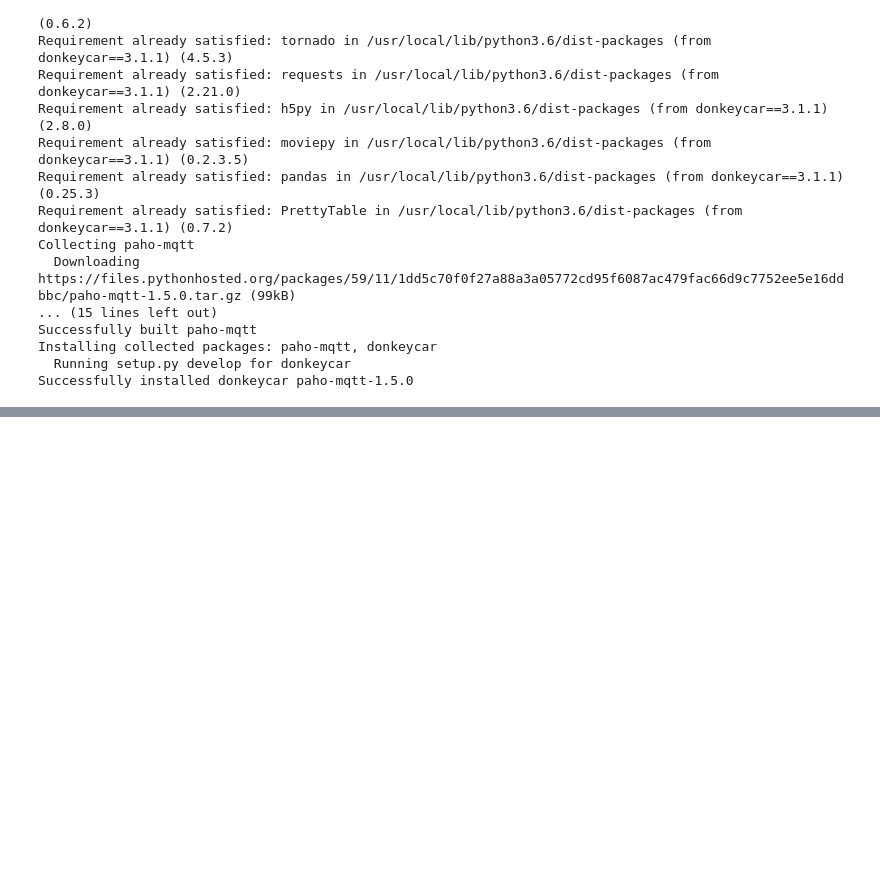
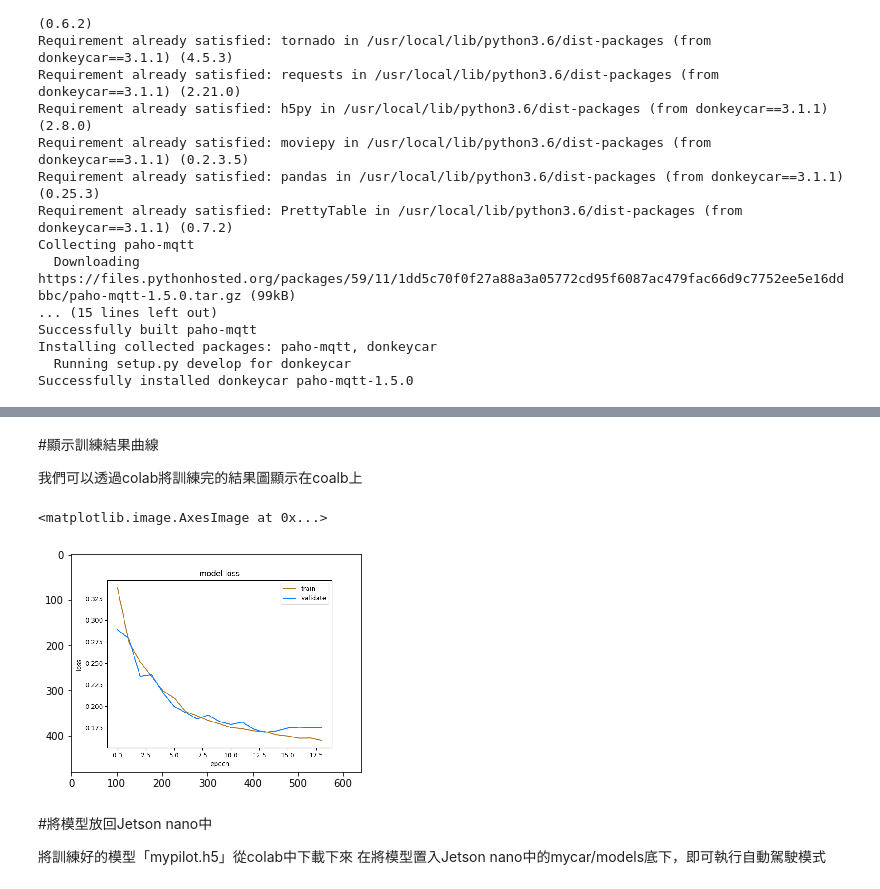
Before and after one commit to jock36/donkeycar_calibrate, a Jupyter notebook: donkey_car_on_colab.ipynb, the cells around one changed output, grey strips where cells are left out. Cells and saved outputs as stored; diff of their text form; code cells hidden in the pictures; blank space fills up the shorter version.

```diff
--- a/donkey_car_on_colab.ipynb
+++ b/donkey_car_on_colab.ipynb
@@ -94,0 +193,23 @@ Successfully installed donkeycar paho-mqtt-1.5.0
+# %% [markdown]
+#顯示訓練結果曲線
+
+我們可以透過colab將訓練完的結果圖顯示在coalb上
+# %%
+import matplotlib.pyplot as plt
+import cv2
+import glob
+import os
+
+list_of_png = glob.glob('/content/mycar/models/*png')
+latest_png = max(list_of_png, key=os.path.getctime)
+
+image = cv2.imread(latest_png)
+plt.imshow(image)
+# %% [output]
+<matplotlib.image.AxesImage at 0x...>
+[figure, added]
+# %% [markdown]
+#將模型放回Jetson nano中
+
+將訓練好的模型「mypilot.h5」從colab中下載下來
+在將模型置入Jetson nano中的mycar/models底下，即可執行自動駕駛模式
```
Also changed, not shown: parts of 12 cells of this notebook.
